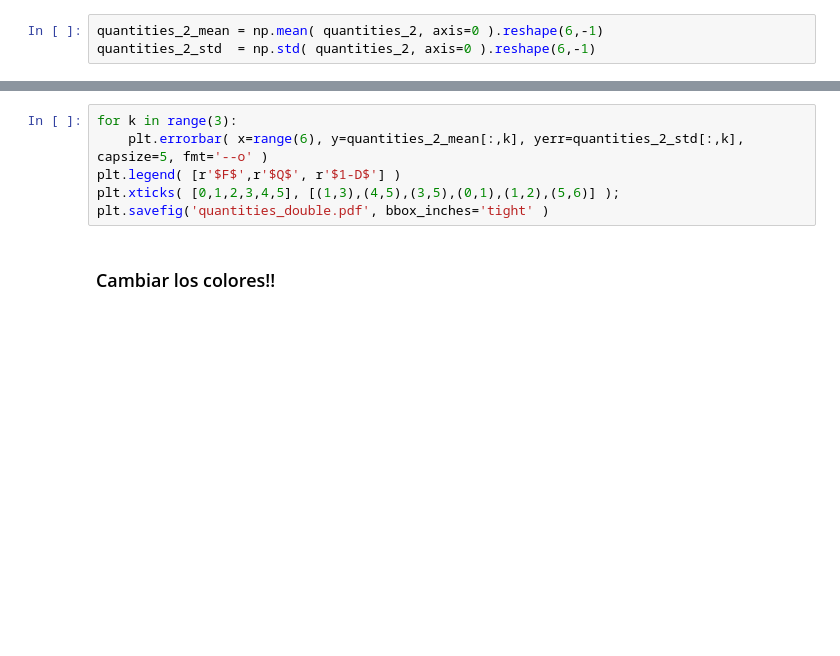
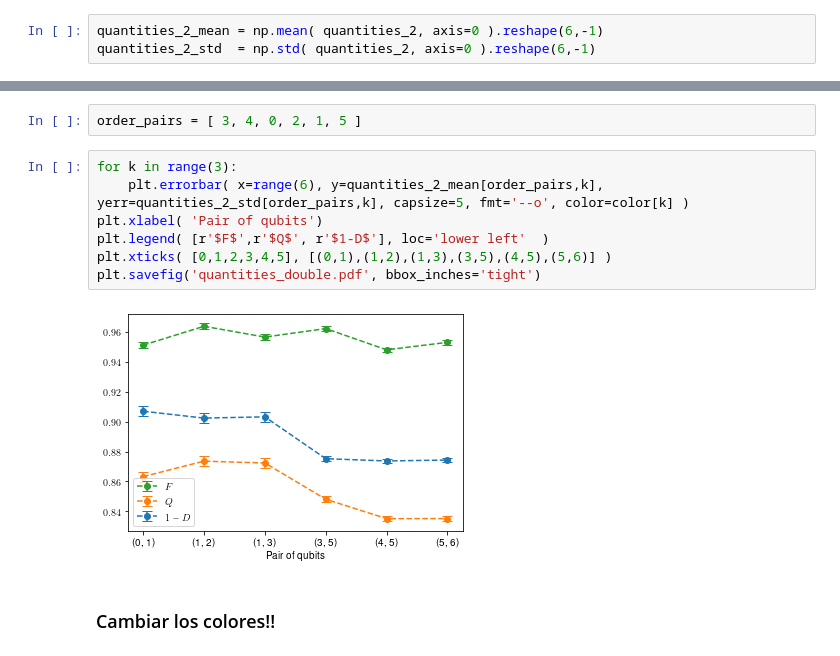
Before and after one commit to LucianoPereiraValenzuela/Parallel_QND_measurement_tomography, a Jupyter notebook: codes/experiment_load_montecarlo_with_GST.ipynb, the cells around one changed output, grey strips where cells are left out. Drawn from its saved outputs; the diff is of its cells as text; blank space fills up the shorter version.

```diff
--- a/codes/experiment_load_montecarlo_with_GST.ipynb
+++ b/codes/experiment_load_montecarlo_with_GST.ipynb
@@ -44,9 +56,14 @@ quantities_2_mean
+# %%
+order_pairs = [ 3, 4, 0, 2, 1, 5 ]
 # %%
 for k in range(3):
-    plt.errorbar( x=range(6), y=quantities_2_mean[:,k], yerr=quantities_2_std[:,k], capsize=5, fmt='--o' )
-plt.legend( [r'$F$',r'$Q$', r'$1-D$'] )
-plt.xticks( [0,1,2,3,4,5], [(1,3),(4,5),(3,5),(0,1),(1,2),(5,6)] );
-plt.savefig('quantities_double.pdf', bbox_inches='tight' )
+    plt.errorbar( x=range(6), y=quantities_2_mean[order_pairs,k], yerr=quantities_2_std[order_pairs,k], capsize=5, fmt='--o', color=color[k] )
+plt.xlabel( 'Pair of qubits')
+plt.legend( [r'$F$',r'$Q$', r'$1-D$'], loc='lower left'  )
+plt.xticks( [0,1,2,3,4,5], [(0,1),(1,2),(1,3),(3,5),(4,5),(5,6)] )
+plt.savefig('quantities_double.pdf', bbox_inches='tight')
+# %% [output]
+[figure, added]
 # %% [markdown]
 ### Cambiar los colores!!
 # %%
```
Also changed, not shown: parts of 11 cells of this notebook, 10 other files.
